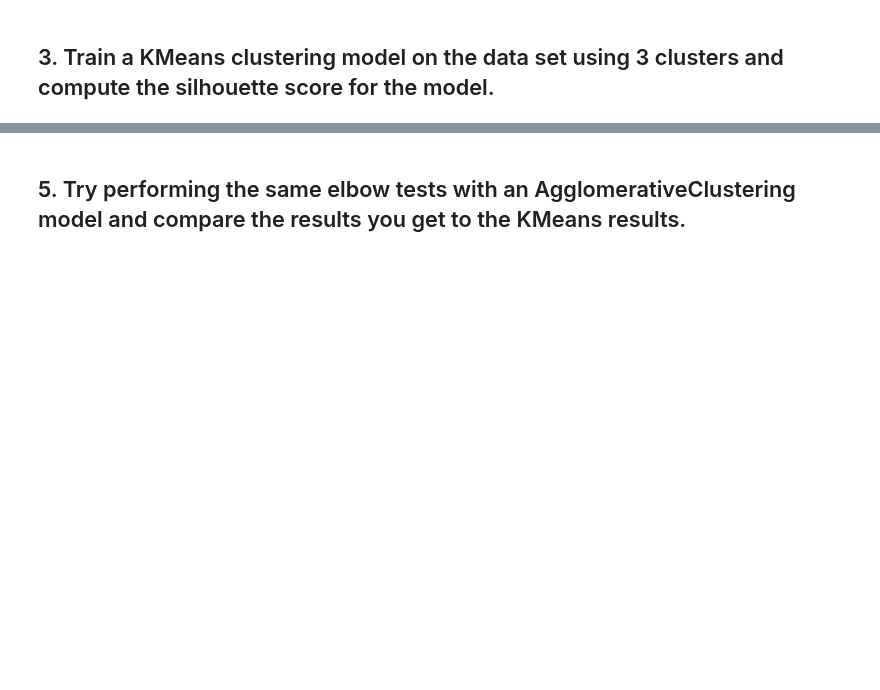
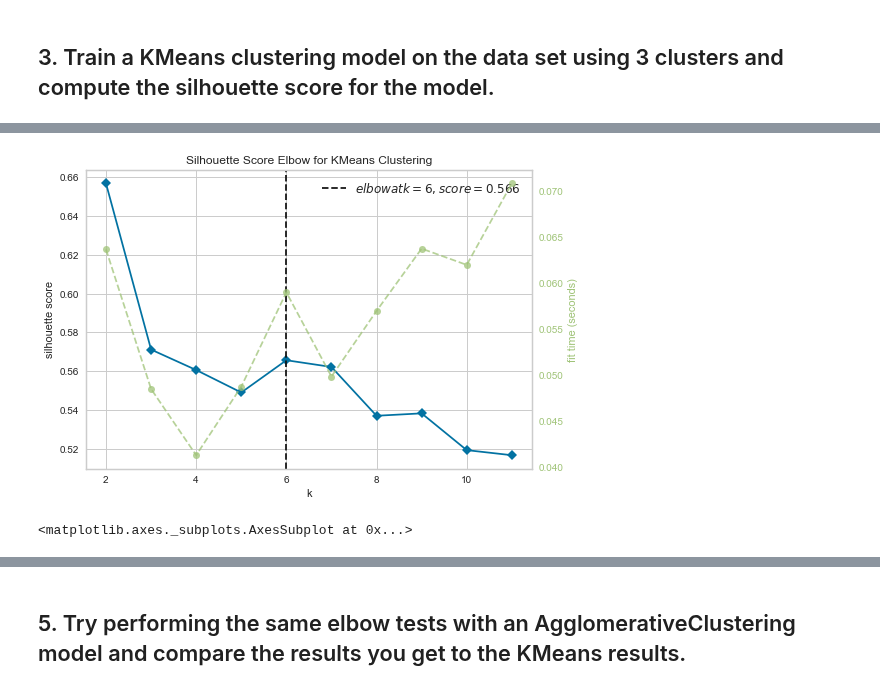
Before and after one commit to ta-datapt-bcn/lab_evaluation, a Jupyter notebook: lab-unsupervised-learning-evaluation/your-code/main.ipynb, the cells around one changed output, grey strips where cells are left out. Drawn from its saved outputs; the diff is of its cells as text; code cells hidden in the pictures; blank space fills up the shorter version.

```diff
--- a/lab-unsupervised-learning-evaluation/your-code/main.ipynb
+++ b/lab-unsupervised-learning-evaluation/your-code/main.ipynb
@@ -30,0 +67,5 @@ ModuleNotFoundError: No module named 'yellowbrick'
+# %%
+KElbowVisualizer(KMeans, 'silhouette', (2,12),X)
+# %% [output]
+[figure, added]
+<matplotlib.axes._subplots.AxesSubplot at 0x...>
```
Also changed, not shown: parts of 29 cells of this notebook.
